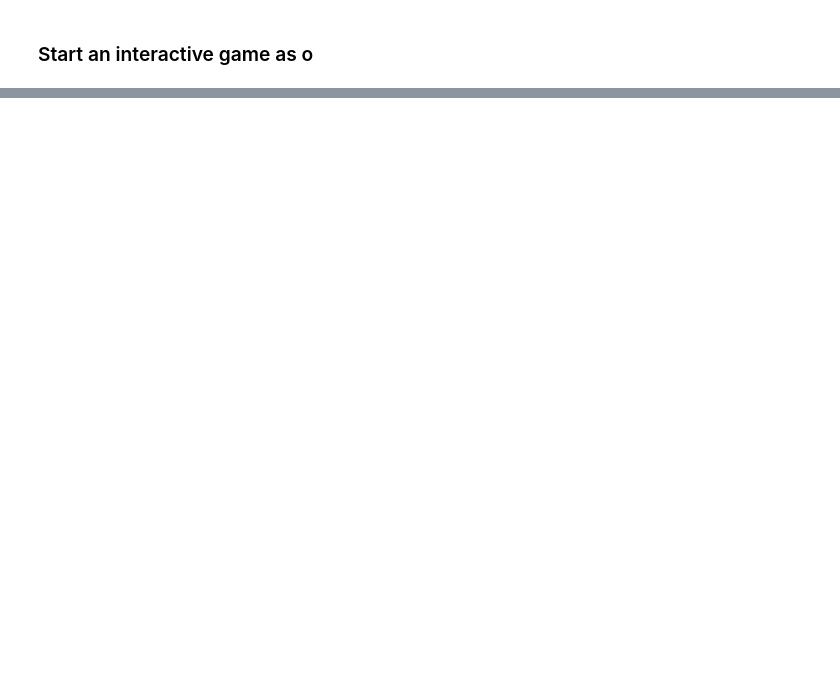
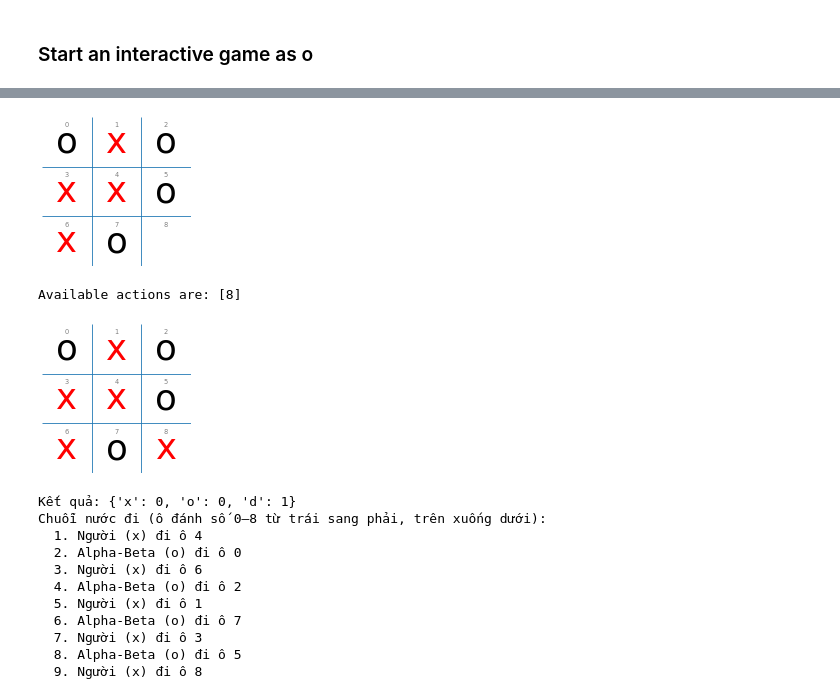
Before and after one commit to 10tothepowerof6/AdvancedAI-Repo, a Jupyter notebook: lab05_game_HuynhTanPhiHung_3124720026_DoXuanTrieu_3124720072_LeTanPhat_3124720050_LeNgocPhuc_3124720053/lab05 - game/tictactoe_interactive.ipynb, the cells around one changed output, grey strips where cells are left out. Cells and saved outputs as stored; diff of their text form; code cells hidden in the pictures; blank space fills up the shorter version.

```diff
--- a/lab05_game_HuynhTanPhiHung_3124720026_DoXuanTrieu_3124720072_LeTanPhat_3124720050_LeNgocPhuc_3124720053/lab05 - game/tictactoe_interactive.ipynb
+++ b/lab05_game_HuynhTanPhiHung_3124720026_DoXuanTrieu_3124720072_LeTanPhat_3124720050_LeNgocPhuc_3124720053/lab05 - game/tictactoe_interactive.ipynb
@@ -71,0 +160,22 @@ Available actions are: [0, 2, 3, 8]
+# %%
+# [Bài 7] Người cầm X (đi trước), Alpha-Beta cầm O. Nhập số ô 0–8 khi được hỏi.
+log_x = []
+result_x = play(recorded(interactive_player, 'Người', log_x), recorded(alpha_beta_player, 'Alpha-Beta', log_x),
+                N=1, show_final_board=True)
+print('Kết quả:', result_x)
+show_log(log_x)
+# %% [output]
+[figure, added]
+Available actions are: [8]
+[figure, added]
+Kết quả: {'x': 0, 'o': 0, 'd': 1}
+Chuỗi nước đi (ô đánh số 0–8 từ trái sang phải, trên xuống dưới):
+  1. Người (x) đi ô 4
+  2. Alpha-Beta (o) đi ô 0
+  3. Người (x) đi ô 6
+  4. Alpha-Beta (o) đi ô 2
+  5. Người (x) đi ô 1
+  6. Alpha-Beta (o) đi ô 7
+  7. Người (x) đi ô 3
+  8. Alpha-Beta (o) đi ô 5
+  9. Người (x) đi ô 8
```
Also changed, not shown: parts of 9 cells of this notebook.
